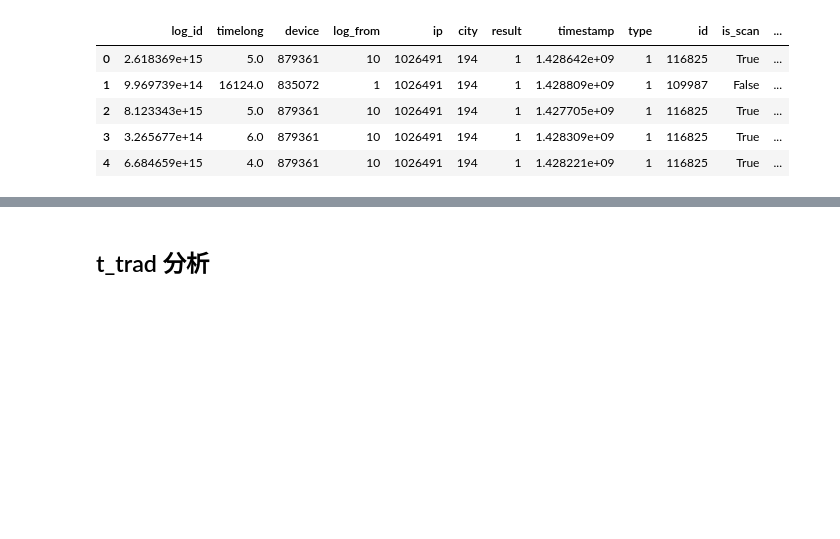
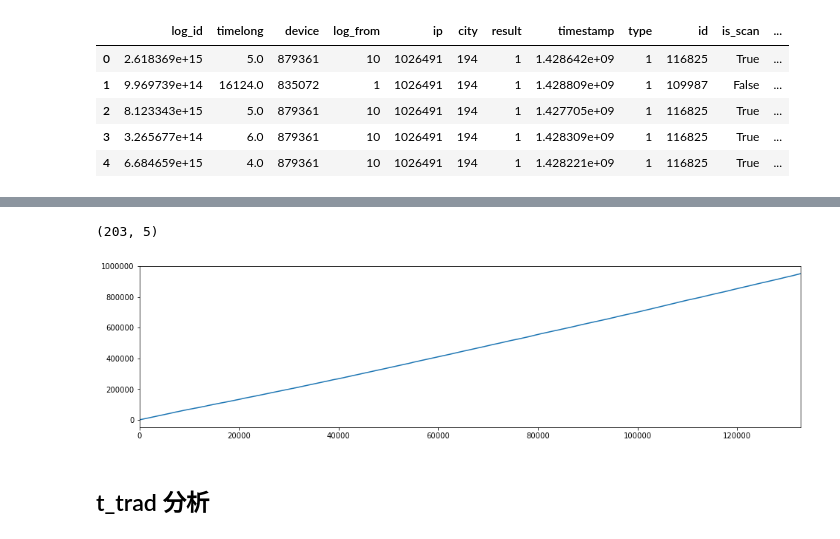
Before and after one commit to hadoop73/jdd, a Jupyter notebook: codes/data_view.ipynb, the cells around one changed output, grey strips where cells are left out. Drawn from its saved outputs; the diff is of its cells as text; code cells hidden in the pictures; blank space fills up the shorter version.

```diff
--- a/codes/data_view.ipynb
+++ b/codes/data_view.ipynb
@@ -18,0 +42,3 @@ t_login.head()
+# %%
+t_trade['a'] = np.NaN
+t_trade.head()
@@ -18,0 +52,3 @@ t_login.head()
+# %%
+t = t_trade.sort_values('time')
+t.head()
@@ -19,3 +91,13 @@ t_login.head()
+# %%
+dt[dt['is_risk']==1].shape
+# %% [output]
+(203, 5)
+# %%
+t = t.reset_index(drop=True)
+t['rowkey'].plot(figsize=(16,4))
+plt.show()
+# %% [output]
+[figure, added]
 # %% [markdown]
 ##  t_trad 分析
 # %%
```
Also changed, not shown: parts of 8 cells of this notebook, 19 other files.
